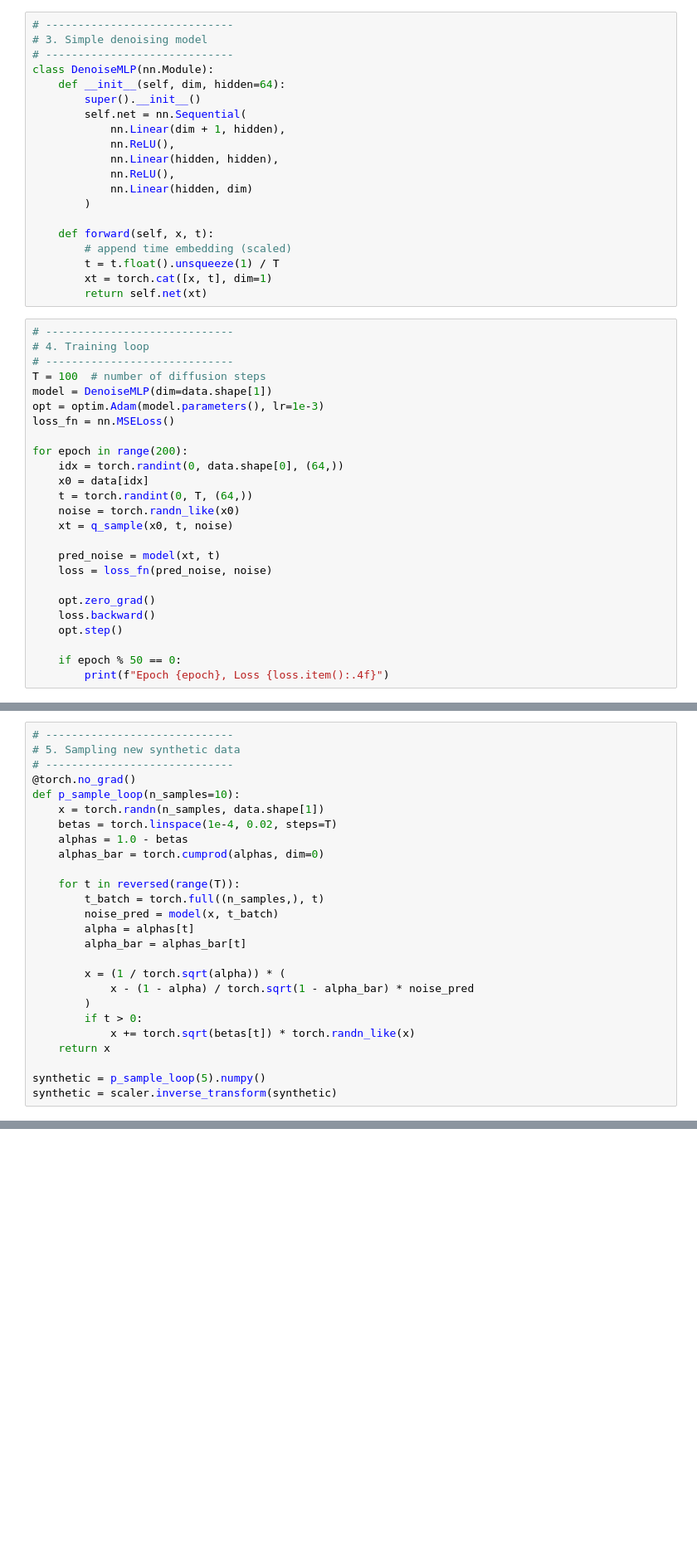
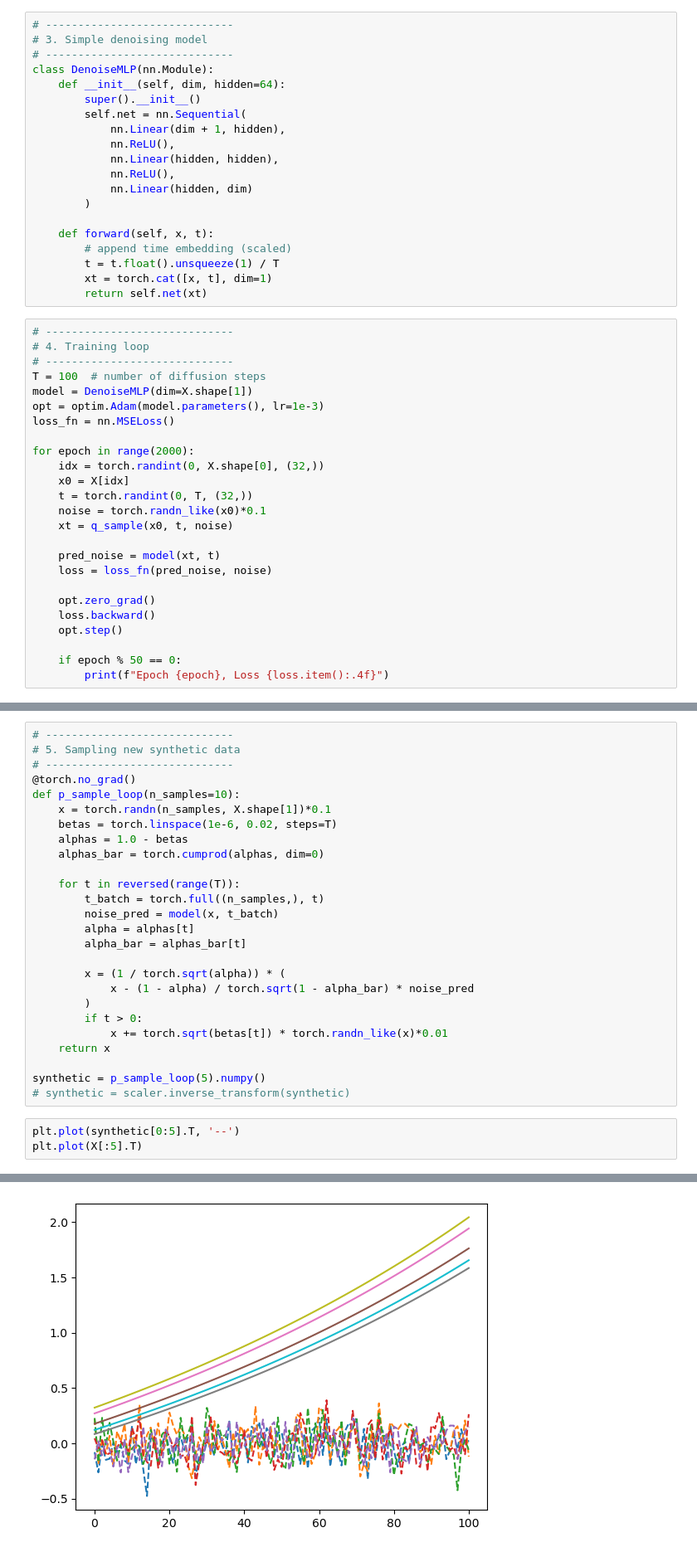
Before and after one commit to seyedasadzadeh/degradation-diffusion, a Jupyter notebook: learner.ipynb, the cells around one changed output, grey strips where cells are left out. Shown at 83% size. Saved outputs shown, nothing was run; the diff lists cells and outputs as text; blank space fills up the shorter version.

```diff
--- a/learner.ipynb
+++ b/learner.ipynb
@@ -75,15 +158,15 @@ class DenoiseMLP(nn.Module):
 # 4. Training loop
 # -----------------------------
 T = 100  # number of diffusion steps
-model = DenoiseMLP(dim=data.shape[1])
+model = DenoiseMLP(dim=X.shape[1])
 opt = optim.Adam(model.parameters(), lr=1e-3)
 loss_fn = nn.MSELoss()
 
-for epoch in range(200):
-    idx = torch.randint(0, data.shape[0], (64,))
-    x0 = data[idx]
-    t = torch.randint(0, T, (64,))
-    noise = torch.randn_like(x0)
+for epoch in range(2000):
+    idx = torch.randint(0, X.shape[0], (32,))
+    x0 = X[idx]
+    t = torch.randint(0, T, (32,))
+    noise = torch.randn_like(x0)*0.1
     xt = q_sample(x0, t, noise)
 
     pred_noise = model(xt, t)
@@ -106,8 +202,8 @@ Epoch 150, Loss 0.2913
 # -----------------------------
 @torch.no_grad()
 def p_sample_loop(n_samples=10):
-    x = torch.randn(n_samples, data.shape[1])
-    betas = torch.linspace(1e-4, 0.02, steps=T)
+    x = torch.randn(n_samples, X.shape[1])*0.1
+    betas = torch.linspace(1e-6, 0.02, steps=T)
     alphas = 1.0 - betas
     alphas_bar = torch.cumprod(alphas, dim=0)
 
@@ -121,8 +217,12 @@ def p_sample_loop(n_samples=10):
             x - (1 - alpha) / torch.sqrt(1 - alpha_bar) * noise_pred
         )
         if t > 0:
-            x += torch.sqrt(betas[t]) * torch.randn_like(x)
+            x += torch.sqrt(betas[t]) * torch.randn_like(x)*0.01
     return x
 
 synthetic = p_sample_loop(5).numpy()
-synthetic = scaler.inverse_transform(synthetic)
+# synthetic = scaler.inverse_transform(synthetic)
+# %%
+plt.plot(synthetic[0:5].T, '--')
+plt.plot(X[:5].T)
+# %% [output]
@@ -128,0 +234 @@ synthetic = scaler.inverse_transform(synthetic)
+[figure, added]
```
Also changed, not shown: parts of 10 cells of this notebook.
